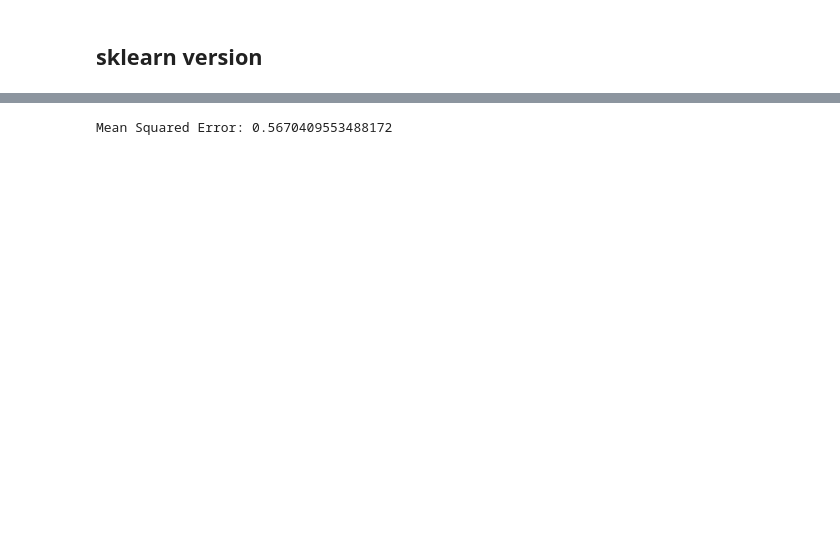
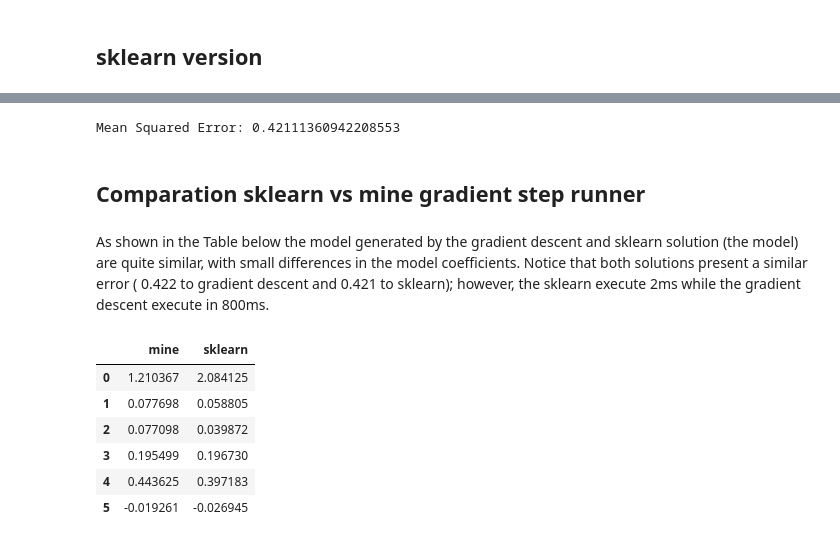
Before and after one commit to thiagonobrega/ml, a Jupyter notebook: MultipleLinearRegression/mlr.ipynb, the cells around one changed output, grey strips where cells are left out. Drawn from its saved outputs; the diff is of its cells as text; code cells hidden in the pictures; blank space fills up the shorter version.

```diff
--- a/MultipleLinearRegression/mlr.ipynb
+++ b/MultipleLinearRegression/mlr.ipynb
@@ -37,20 +41,0 @@ def grad_rss(w,X,Y):
-# %%
-def nse(X,Y,w):
-    return ((X @ w.T)-Y).flatten()
-
-#def ng(w,X,Y):
-#    return np.dot((-2 * X.T),(Y - (X @ w.T)))
-
-def ng(w,X,Y):
-    return -2 * np.dot((X.T),(Y - (np.dot(X, w))))
-
-#print(data_train @ w.flatten())
-#print(Y_train)
-#print(data_train @ w.T)
-
-#print(Y - data_train @ w.T)
-#print((-2 * data_train.T) @ (Y - data_train @ w.flatten()))
-
-#print(np.sum(nse(data_train,Y_train,w)))
-#print(grad_rss(w,data_train,Y_train))
-print(ng(w,data_train,Y_train))
@@ -186,5 +101,20 @@ Y_pred = regressor.predict(data_test[:,1:len(rdata.columns)-1])
 # %%
 from sklearn import metrics
-print('Mean Squared Error:', metrics.mean_squared_error(Y_test, Y_pred))
+print('Mean Squared Error:', metrics.mean_squared_error(Y, Y_pred))
 # %% [output]
-Mean Squared Error: 0.5670409553488172
+Mean Squared Error: 0.42111360942208553
+# %% [markdown]
+## Comparation sklearn vs mine gradient step runner
+# %% [markdown]
+As shown in the Table below the model generated by the gradient descent and sklearn solution (the model) are quite similar, with small differences in the model coefficients. Notice that both solutions present a similar error ( 0.422 to gradient descent and 0.421 to sklearn); however, the sklearn execute 2ms while the gradient descent execute in 800ms.
+# %%
+skmodel = np.concatenate((np.array(regressor.intercept_),np.array(regressor.coef_[0])), axis=0)
+pd.DataFrame({'mine':model.T[0], 'sklearn':skmodel})
+# %% [output]
+|  | mine | sklearn |
+| 0 | 1.210367 | 2.084125 |
+| 1 | 0.077698 | 0.058805 |
+| 2 | 0.077098 | 0.039872 |
+| 3 | 0.195499 | 0.196730 |
+| 4 | 0.443625 | 0.397183 |
+| 5 | -0.019261 | -0.026945 |
```
Also changed, not shown: parts of 33 cells of this notebook, 4 other files.
